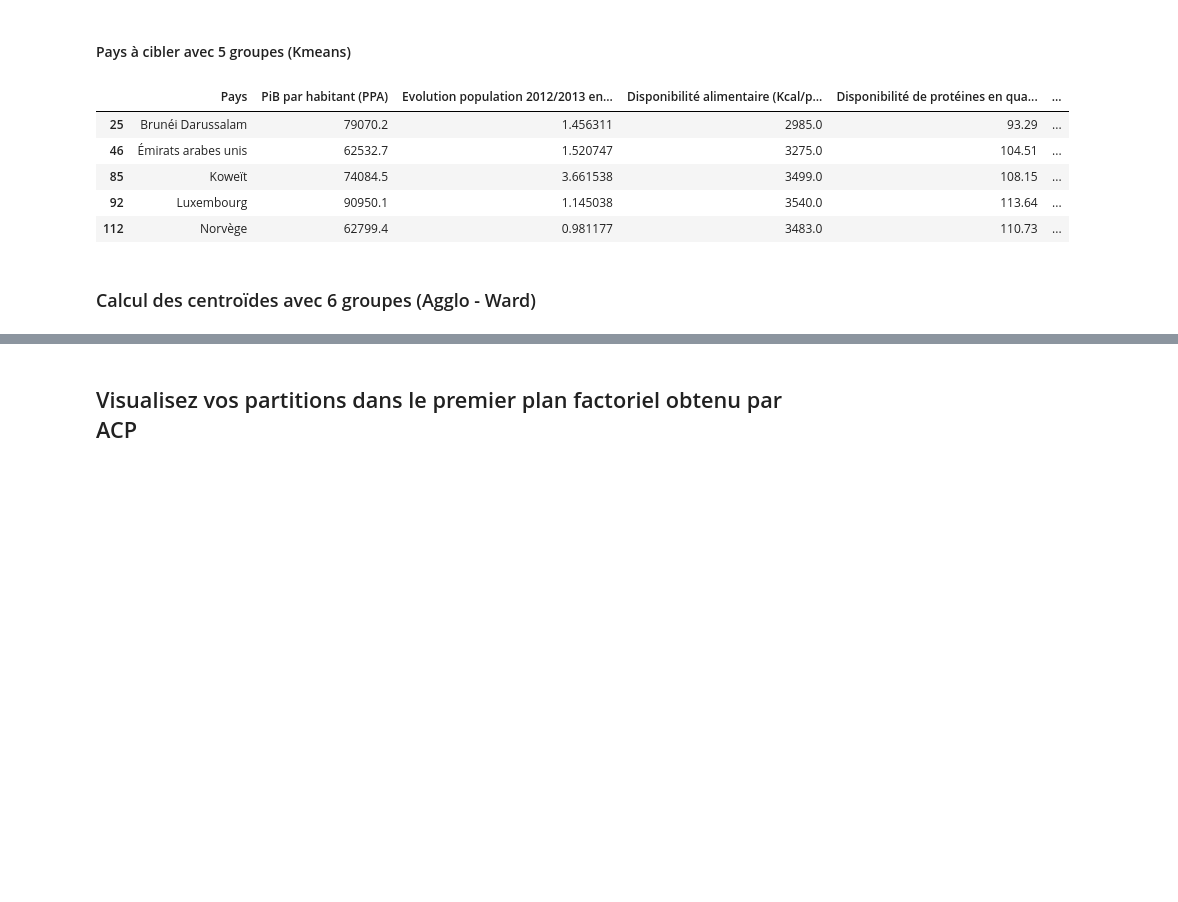
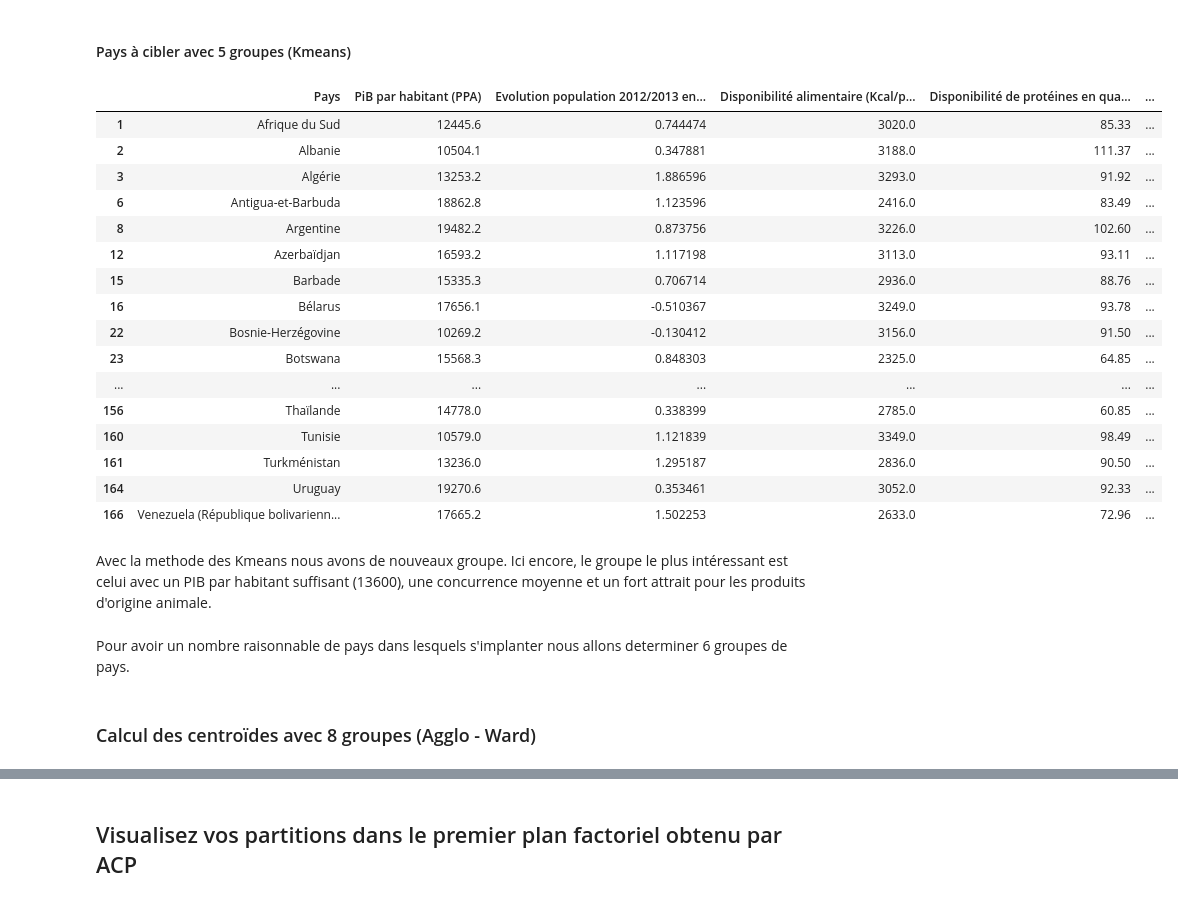
Before and after one commit to Silvock/project_5_prod_market_study, a Jupyter notebook: notebook/Exercice5-final.ipynb, the cells around one changed output, grey strips where cells are left out. Drawn from its saved outputs; the diff is of its cells as text; code cells hidden in the pictures; blank space fills up the shorter version.

```diff
--- a/notebook/Exercice5-final.ipynb
+++ b/notebook/Exercice5-final.ipynb
@@ -748,9 +792,10 @@ df_base_cah_group_pib
 | 170 | Zimbabwe | 1901.2 | 1 | 3.104051 | 2113.0 | ... |
 171 rows × 7 columns
 # %%
-df_base_cah_group_pib = df_base_cah_group_pib.fillna(0)
-df_base_cah_group_pib.dropna(how = 'any')
+df_base_pib = df_base_cah_group_pib.copy()
+df_base_pib = df_base_pib.fillna(0)
+df_base_pib.dropna(how = 'any')
 
-df_base_cah_group_pib.index = df_base_cah_group_pib['Pays']
-del df_base_cah_group_pib['Pays']
-del df_base_cah_group_pib['groupe_cah']
+df_base_pib.index = df_base_pib['Pays']
+del df_base_pib['Pays']
+del df_base_pib['groupe_cah']
@@ -826,11 +887,11 @@ pays_a_cibler
 # %%
-X = pd.DataFrame(df_base_cah_group_pib.values)
+X = pd.DataFrame(df_base_pib.values)
 #y = df_base_cah_group_pib.index
 
 est = KMeans(n_clusters=5)
 Y = pd.DataFrame(est.fit_predict(X), columns=['cluster ID'])
 Z = pd.DataFrame(est.cluster_centers_[Y['cluster ID']],columns=['centroid_pib', 'centroid_evol','centroid_dispo_alim_kcal','centroid_dispo_prot','centroid_prop'])
-result = pd.concat([Y, Z], axis=1)
-result.head(10)
+result_kmeans_5_grp = pd.concat([Y, Z], axis=1)
+result_kmeans_5_grp.head(10)
 # %% [output]
 |  | cluster ID | centroid_pib | centroid_evol | centroid_dispo_alim_kcal | centroid_dispo_prot | centroid_prop |
@@ -850 +908,4 @@ df_base_with_centroid = df_base_cah_group_pib.join(result)
+# %%
+df_base_pib = df_base_pib.reset_index()
+df_base_with_centroid = df_base_pib.join(result_kmeans_5_grp)
 # %%
@@ -863,14 +924,29 @@ df_group_centroid_kmeans
 # %% [markdown]
 #### Pays à cibler avec 5 groupes (Kmeans)
 # %%
-pays_a_cibler = df_base_with_centroid[df_base_with_centroid['cluster ID']==4]
-pays_a_cibler
+pays_a_cibler_kmeans_5_grp = df_base_with_centroid[df_base_with_centroid['cluster ID']==2]
+pays_a_cibler_kmeans_5_grp
 # %% [output]
 |  | Pays | PiB par habitant (PPA) | Evolution population 2012/2013 en... | Disponibilité alimentaire (Kcal/p... | Disponibilité de protéines en qua... | ... |
-| 25 | Brunéi Darussalam | 79070.2 | 1.456311 | 2985.0 | 93.29 | ... |
-| 46 | Émirats arabes unis | 62532.7 | 1.520747 | 3275.0 | 104.51 | ... |
-| 85 | Koweït | 74084.5 | 3.661538 | 3499.0 | 108.15 | ... |
-| 92 | Luxembourg | 90950.1 | 1.145038 | 3540.0 | 113.64 | ... |
-| 112 | Norvège | 62799.4 | 0.981177 | 3483.0 | 110.73 | ... |
+| 1 | Afrique du Sud | 12445.6 | 0.744474 | 3020.0 | 85.33 | ... |
+| 2 | Albanie | 10504.1 | 0.347881 | 3188.0 | 111.37 | ... |
+| 3 | Algérie | 13253.2 | 1.886596 | 3293.0 | 91.92 | ... |
+| 6 | Antigua-et-Barbuda | 18862.8 | 1.123596 | 2416.0 | 83.49 | ... |
+| 8 | Argentine | 19482.2 | 0.873756 | 3226.0 | 102.60 | ... |
+| 12 | Azerbaïdjan | 16593.2 | 1.117198 | 3113.0 | 93.11 | ... |
+| 15 | Barbade | 15335.3 | 0.706714 | 2936.0 | 88.76 | ... |
+| 16 | Bélarus | 17656.1 | -0.510367 | 3249.0 | 93.78 | ... |
+| 22 | Bosnie-Herzégovine | 10269.2 | -0.130412 | 3156.0 | 91.50 | ... |
+| 23 | Botswana | 15568.3 | 0.848303 | 2325.0 | 64.85 | ... |
+| ... | ... | ... | ... | ... | ... | ... |
+| 156 | Thaïlande | 14778.0 | 0.338399 | 2785.0 | 60.85 | ... |
+| 160 | Tunisie | 10579.0 | 1.121839 | 3349.0 | 98.49 | ... |
+| 161 | Turkménistan | 13236.0 | 1.295187 | 2836.0 | 90.50 | ... |
+| 164 | Uruguay | 19270.6 | 0.353461 | 3052.0 | 92.33 | ... |
+| 166 | Venezuela (République bolivarienn... | 17665.2 | 1.502253 | 2633.0 | 72.96 | ... |
+# %% [markdown]
+Avec la methode des Kmeans nous avons de nouveaux groupe. Ici encore, le groupe le plus intéressant est celui avec un PIB par habitant suffisant (13600), une concurrence moyenne et un fort attrait pour les produits d'origine animale.
+# %% [markdown]
+Pour avoir un nombre raisonnable de pays dans lesquels s'implanter nous allons determiner 6 groupes de pays.
 # %% [markdown]
-### Calcul des centroïdes avec 6 groupes (Agglo - Ward)
+### Calcul des centroïdes avec 8 groupes (Agglo - Ward)
```
Also changed, not shown: parts of 79 cells of this notebook, 1 other file.
